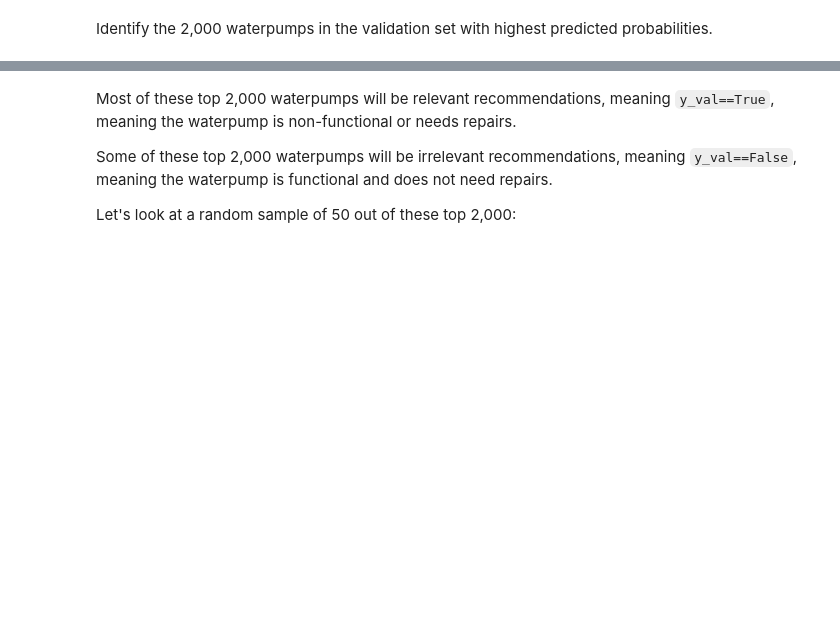
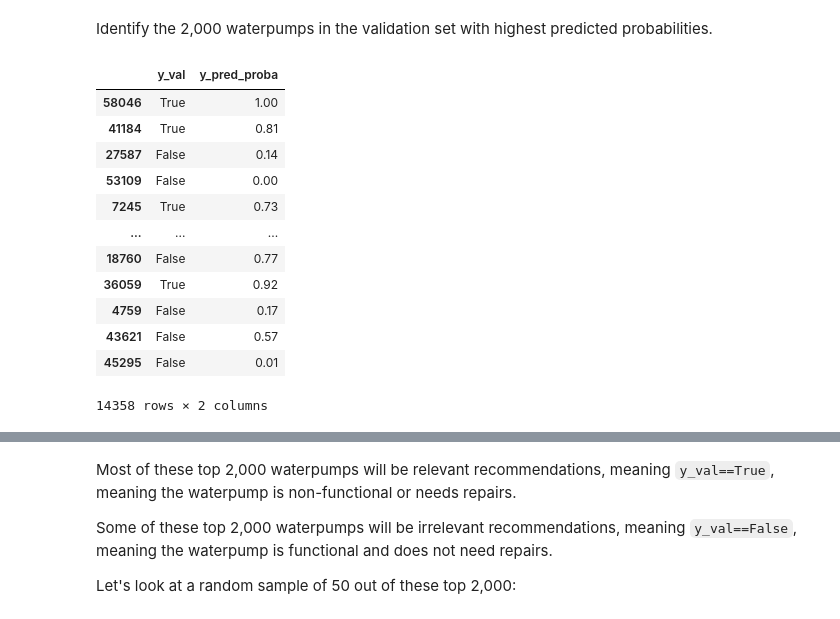
Before and after one commit to sikoh/DS-Tree-Based-Models, a Jupyter notebook: Classification-Metrics/DS_ClassificationMetrics_Lecture_Notes.ipynb, the cells around one changed output, grey strips where cells are left out. Cells and saved outputs as stored; diff of their text form; code cells hidden in the pictures; blank space fills up the shorter version.

```diff
--- a/Classification-Metrics/DS_ClassificationMetrics_Lecture_Notes.ipynb
+++ b/Classification-Metrics/DS_ClassificationMetrics_Lecture_Notes.ipynb
@@ -307,3 +392,20 @@ y_pred = pipeline.predict(X_val)
 ### Or, get exactly 2,000 positive predictions
 # %% [markdown]
 Identify the 2,000 waterpumps in the validation set with highest predicted probabilities.
+# %%
+results = pd.DataFrame({'y_val':y_val, 'y_pred_proba':y_pre_proba})
+results
+# %% [output]
+|  | y_val | y_pred_proba |
+| 58046 | True | 1.00 |
+| 41184 | True | 0.81 |
+| 27587 | False | 0.14 |
+| 53109 | False | 0.00 |
+| 7245 | True | 0.73 |
+| ... | ... | ... |
+| 18760 | False | 0.77 |
+| 36059 | True | 0.92 |
+| 4759 | False | 0.17 |
+| 43621 | False | 0.57 |
+| 45295 | False | 0.01 |
+14358 rows × 2 columns
```
Also changed, not shown: parts of 21 cells of this notebook.
